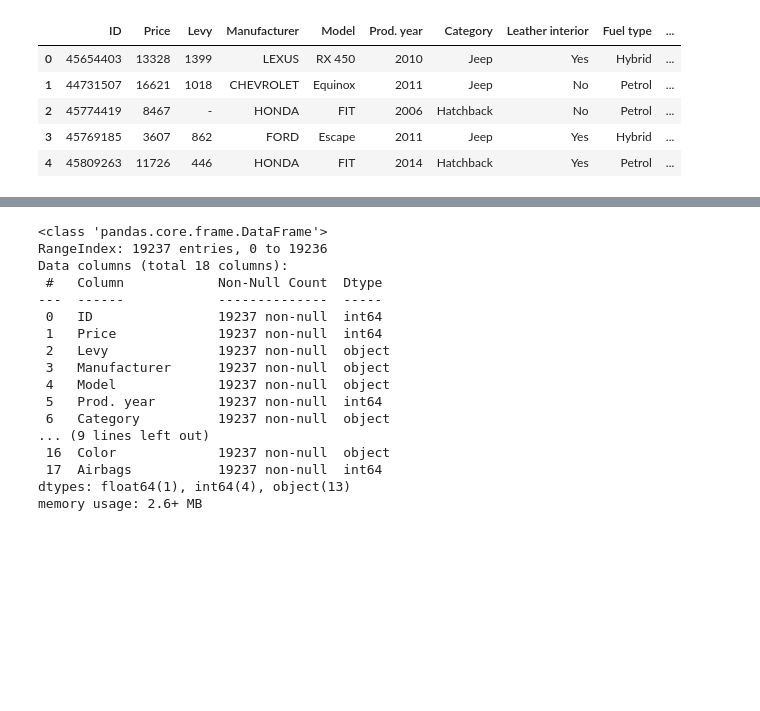
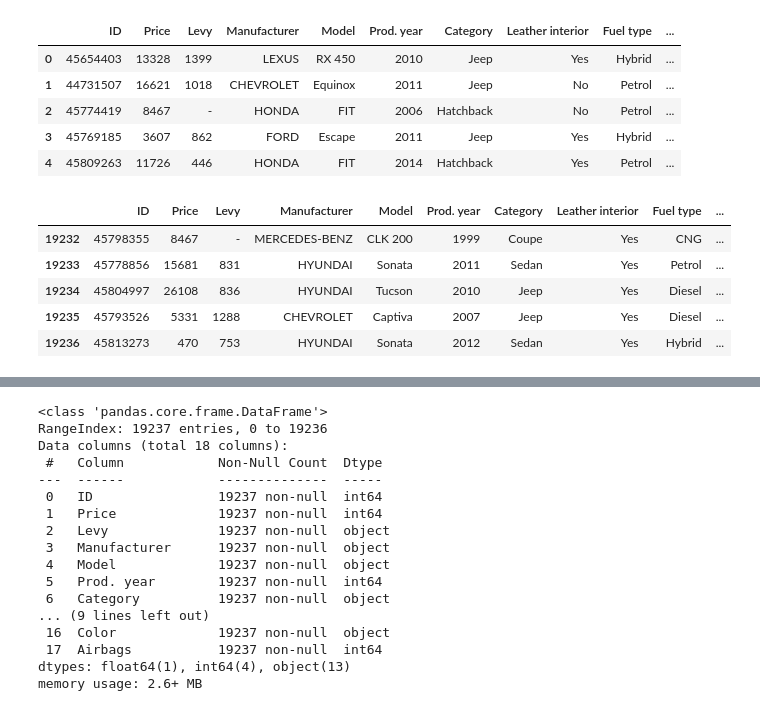
Before and after one commit to Cadifam/ds_car_price_prediction, a Jupyter notebook: loading_preprocessing_data.ipynb, the cells around one changed output, grey strips where cells are left out. Saved outputs shown, nothing was run; the diff lists cells and outputs as text; code cells hidden in the pictures; blank space fills up the shorter version.

```diff
--- a/loading_preprocessing_data.ipynb
+++ b/loading_preprocessing_data.ipynb
@@ -51,5 +40,15 @@ df.head()
 | 2 | 45774419 | 8467 | - | HONDA | FIT | 2006 | Hatchback | No | Petrol | ... |
 | 3 | 45769185 | 3607 | 862 | FORD | Escape | 2011 | Jeep | Yes | Hybrid | ... |
 | 4 | 45809263 | 11726 | 446 | HONDA | FIT | 2014 | Hatchback | Yes | Petrol | ... |
+# %%
+## view the last five rows
+df.tail()
+# %% [output]
+|  | ID | Price | Levy | Manufacturer | Model | Prod. year | Category | Leather interior | Fuel type | ... |
+| 19232 | 45798355 | 8467 | - | MERCEDES-BENZ | CLK 200 | 1999 | Coupe | Yes | CNG | ... |
+| 19233 | 45778856 | 15681 | 831 | HYUNDAI | Sonata | 2011 | Sedan | Yes | Petrol | ... |
+| 19234 | 45804997 | 26108 | 836 | HYUNDAI | Tucson | 2010 | Jeep | Yes | Diesel | ... |
+| 19235 | 45793526 | 5331 | 1288 | CHEVROLET | Captiva | 2007 | Jeep | Yes | Diesel | ... |
+| 19236 | 45813273 | 470 | 753 | HYUNDAI | Sonata | 2012 | Sedan | Yes | Hybrid | ... |
 # %%
 ## check the number of rows and columns
```
Also changed, not shown: parts of 75 cells of this notebook, 1 other file.
